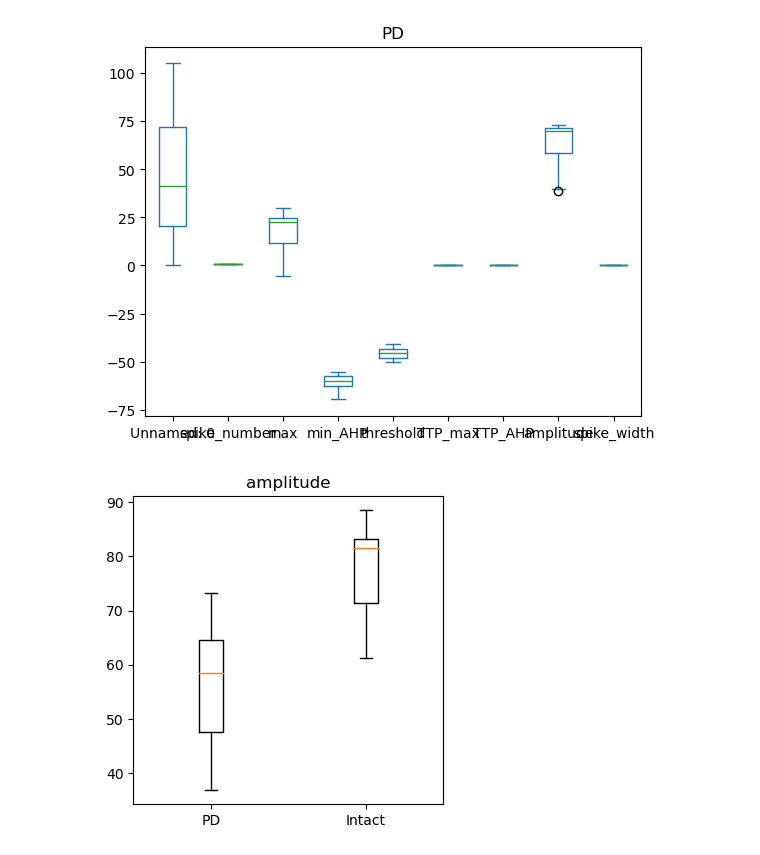
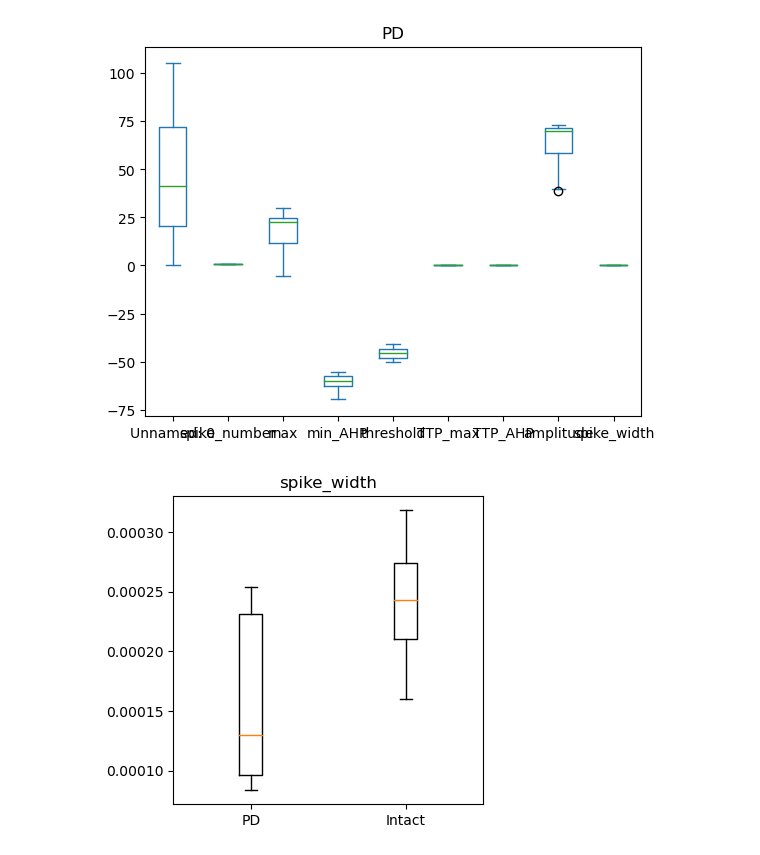
Before and after one commit to AlanYWu/Pioneer_spike-train-analysis, a Jupyter notebook: Feature processing.ipynb, the cells around one changed output. Saved outputs shown, nothing was run; the diff lists cells and outputs as text; code cells hidden in the pictures.

```diff
--- a/Feature processing.ipynb
+++ b/Feature processing.ipynb
@@ -85,14 +85,14 @@ PD_first_spikes.plot.box(title="PD")
 # %%
 def compare_data(column_name,PD,In):
     #@ should be PD, Intact
     a = PD[column_name]
     b = In[column_name]
     data = [a,b]
     fig,ax=plt.subplots(figsize=(4,4))
     ax.boxplot(data)
     title = ax.set_title(column_name)
     labels = ax.set_xticklabels(["PD","Intact"])
 # max	min_AHP	threshold	TTP_max	TTP_AHP	amplitude	spike_width
-compare_data("amplitude",PD_selected,Intact_selected)
+compare_data("spike_width",PD_selected,Intact_selected)
 # %% [output]
-[figure, old version]
+[figure, new version]
```
Also changed, not shown: 5 other files.
